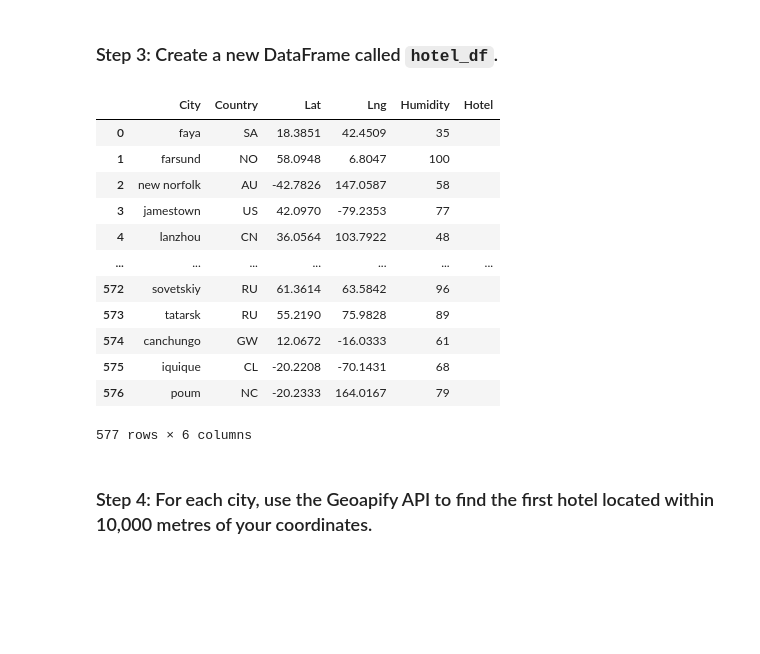
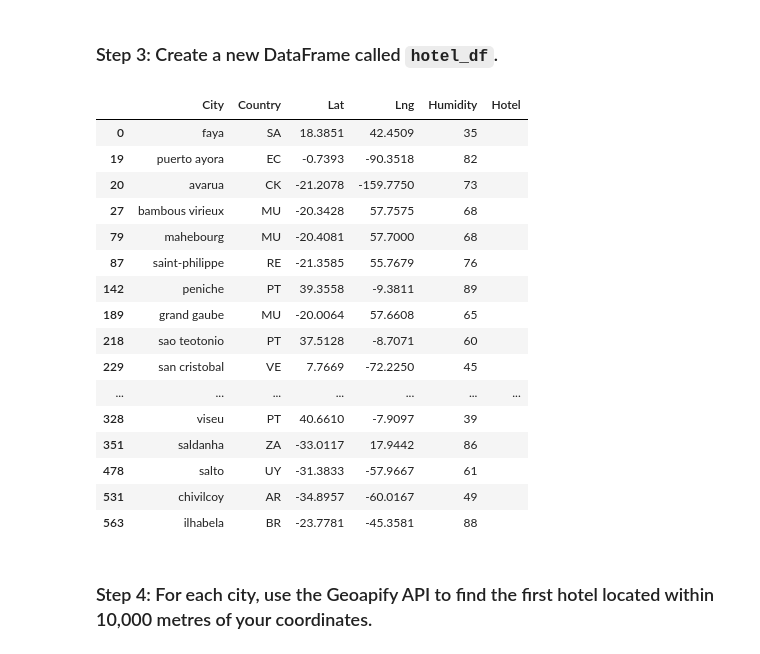
Before and after one commit to Bgrlgymnast/python-api-challenge, a Jupyter notebook: WeatherPy/VactionPy.ipynb, the cells around one changed output. Cells and saved outputs as stored; diff of their text form; code cells hidden in the pictures; blank space fills up the shorter version.

```diff
--- a/WeatherPy/VactionPy.ipynb
+++ b/WeatherPy/VactionPy.ipynb
@@ -46,9 +43,9 @@ humidity_in_city
 ### Step 2: Narrow down the `city_data_df` DataFrame to find your ideal weather condition
 # %%
 # Narrow down cities that fit criteria and drop any results with null values
-ideal_weather_df = city_data_df.loc[(city_data_df["Max Temp"] <= 50) & (city_data_df["Humidity"] <= 20) & (city_data_df["Cloudiness"] >= 20) & (city_data_df["Wind Speed"] <= 10)]
+ideal_weather_df = city_data_df.loc[(city_data_df["Max Temp"] <= 23) & (city_data_df["Max Temp"] >= 22) & (city_data_df["Humidity"] >= 10) & (city_data_df["Cloudiness"] >= 10) & (city_data_df["Wind Speed"] <= 14)]
 # Drop any rows with null values
-ideal_weather_df.dropna()
+# N/A
 # Display sample data
 ideal_weather_df
 # %% [output]
@@ -72,27 +70,31 @@ ideal_weather_df
 ### Step 3: Create a new DataFrame called `hotel_df`.
 # %%
 # Use the Pandas copy function to create DataFrame called hotel_df to store the city, country, coordinates, and humidity
-hotel_df = city_data_df[["City", "Country", "Lat", "Lng", "Humidity"]].copy()
+hotel_df = ideal_weather_df[["City", "Country", "Lat", "Lng", "Humidity"]].copy()
 # hotel_df
 # Add an empty column, "Hotel Name," to the DataFrame so yan store theou c hotel found using the Geoapify API
-hotel_df.insert(5,"Hotel", "" )
+hotel_df.insert(5,"Hotel", "" ) #coloumn, new column name, list
 
 # Display sample data
 hotel_df
 # %% [output]
 |  | City | Country | Lat | Lng | Humidity | Hotel |
 | 0 | faya | SA | 18.3851 | 42.4509 | 35 |  |
-| 1 | farsund | NO | 58.0948 | 6.8047 | 100 |  |
-| 2 | new norfolk | AU | -42.7826 | 147.0587 | 58 |  |
-| 3 | jamestown | US | 42.0970 | -79.2353 | 77 |  |
-| 4 | lanzhou | CN | 36.0564 | 103.7922 | 48 |  |
+| 19 | puerto ayora | EC | -0.7393 | -90.3518 | 82 |  |
+| 20 | avarua | CK | -21.2078 | -159.7750 | 73 |  |
+| 27 | bambous virieux | MU | -20.3428 | 57.7575 | 68 |  |
+| 79 | mahebourg | MU | -20.4081 | 57.7000 | 68 |  |
+| 87 | saint-philippe | RE | -21.3585 | 55.7679 | 76 |  |
+| 142 | peniche | PT | 39.3558 | -9.3811 | 89 |  |
+| 189 | grand gaube | MU | -20.0064 | 57.6608 | 65 |  |
+| 218 | sao teotonio | PT | 37.5128 | -8.7071 | 60 |  |
+| 229 | san cristobal | VE | 7.7669 | -72.2250 | 45 |  |
 | ... | ... | ... | ... | ... | ... | ... |
-| 572 | sovetskiy | RU | 61.3614 | 63.5842 | 96 |  |
-| 573 | tatarsk | RU | 55.2190 | 75.9828 | 89 |  |
-| 574 | canchungo | GW | 12.0672 | -16.0333 | 61 |  |
-| 575 | iquique | CL | -20.2208 | -70.1431 | 68 |  |
-| 576 | poum | NC | -20.2333 | 164.0167 | 79 |  |
+| 328 | viseu | PT | 40.6610 | -7.9097 | 39 |  |
+| 351 | saldanha | ZA | -33.0117 | 17.9442 | 86 |  |
+| 478 | salto | UY | -31.3833 | -57.9667 | 61 |  |
+| 531 | chivilcoy | AR | -34.8957 | -60.0167 | 49 |  |
+| 563 | ilhabela | BR | -23.7781 | -45.3581 | 88 |  |
-577 rows × 6 columns
 # %% [markdown]
 ### Step 4: For each city, use the Geoapify API to find the first hotel located within 10,000 metres of your coordinates.
 # %%
```
Also changed, not shown: parts of 4 cells of this notebook.
